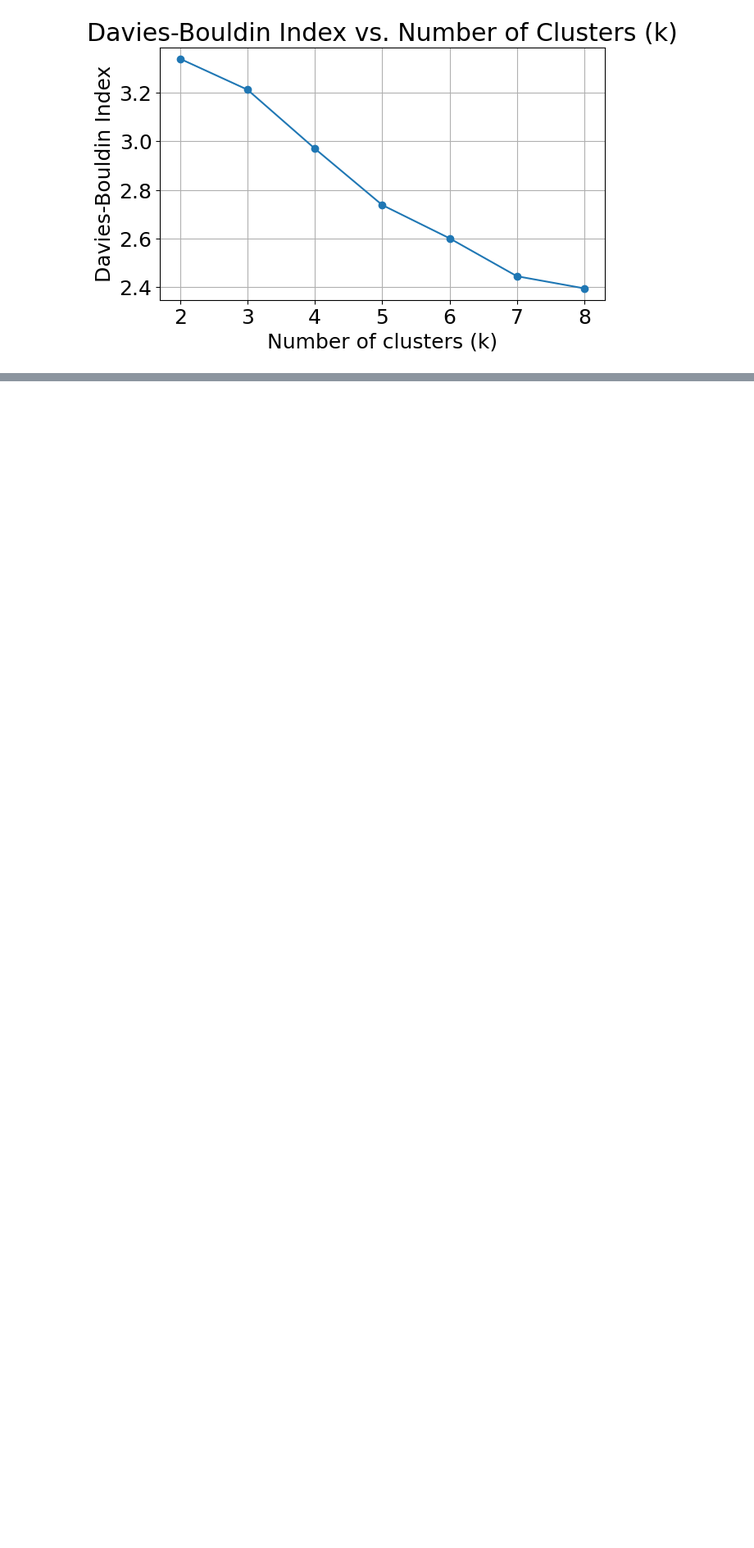
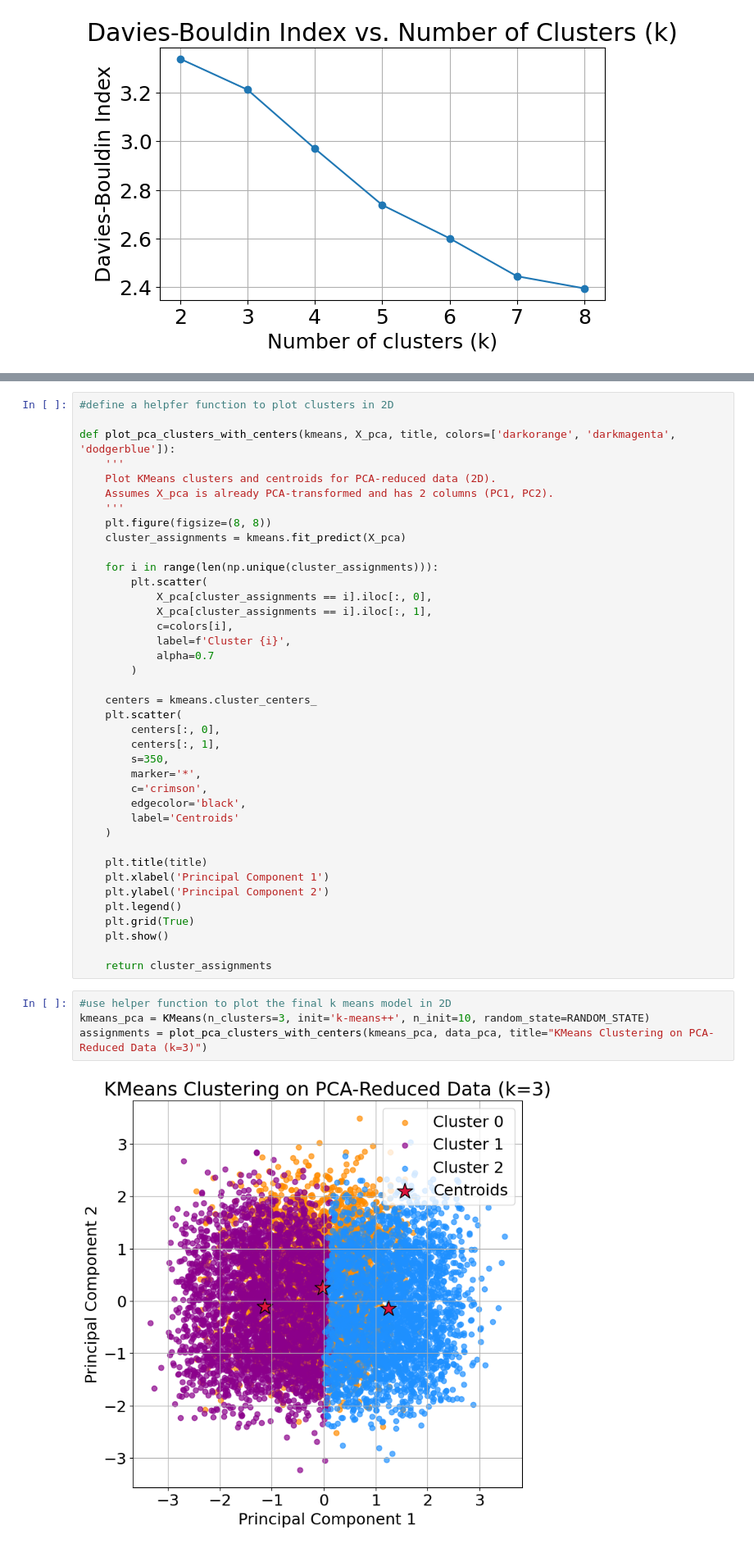
Before and after one commit to nncsimo/DSML2526, a Jupyter notebook: Abgabe/Assignment_03_3214721.ipynb, the cells around one changed output, grey strips where cells are left out. Shown at 82% size. Cells and saved outputs as stored; diff of their text form; blank space fills up the shorter version.

```diff
--- a/Abgabe/Assignment_03_3214721.ipynb
+++ b/Abgabe/Assignment_03_3214721.ipynb
@@ -908,0 +963,45 @@ We can see that as the number of clusters increases the davies-bouldin index dec
+# %%
+#define a helpfer function to plot clusters in 2D
+
+def plot_pca_clusters_with_centers(kmeans, X_pca, title, colors=['darkorange', 'darkmagenta', 'dodgerblue']):
+    '''
+    Plot KMeans clusters and centroids for PCA-reduced data (2D).
+    Assumes X_pca is already PCA-transformed and has 2 columns (PC1, PC2).
+    '''
+    plt.figure(figsize=(8, 8))
+    cluster_assignments = kmeans.fit_predict(X_pca)
+
+    for i in range(len(np.unique(cluster_assignments))):
+        plt.scatter(
+            X_pca[cluster_assignments == i].iloc[:, 0],
+            X_pca[cluster_assignments == i].iloc[:, 1],
+            c=colors[i],
+            label=f'Cluster {i}',
+            alpha=0.7
+        )
+
+    centers = kmeans.cluster_centers_
+    plt.scatter(
+        centers[:, 0],
+        centers[:, 1],
+        s=350,
+        marker='*',
+        c='crimson',
+        edgecolor='black',
+        label='Centroids'
+    )
+
+    plt.title(title)
+    plt.xlabel('Principal Component 1')
+    plt.ylabel('Principal Component 2')
+    plt.legend()
+    plt.grid(True)
+    plt.show()
+
+    return cluster_assignments
+# %%
+#use helper function to plot the final k means model in 2D
+kmeans_pca = KMeans(n_clusters=3, init='k-means++', n_init=10, random_state=RANDOM_STATE)
+assignments = plot_pca_clusters_with_centers(kmeans_pca, data_pca, title="KMeans Clustering on PCA-Reduced Data (k=3)")
+# %% [output]
+[figure, added]
```
Also changed, not shown: parts of 23 cells of this notebook.
